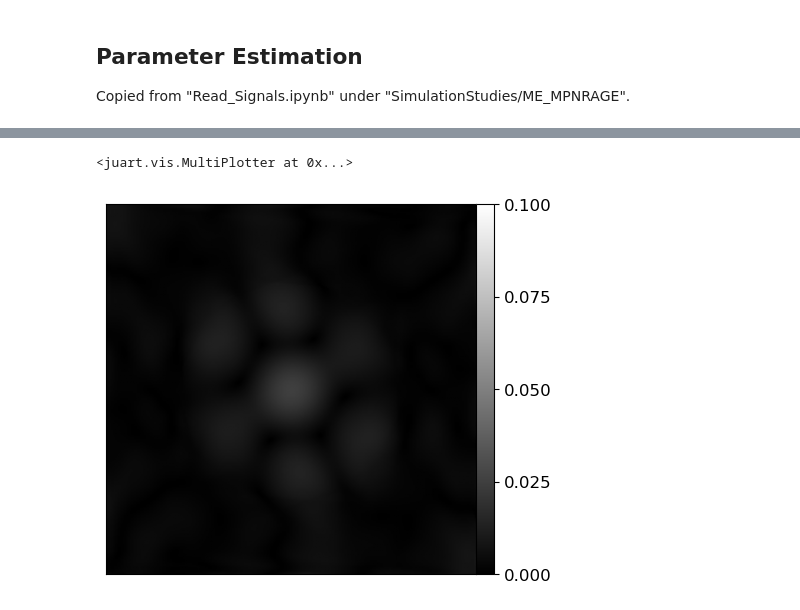
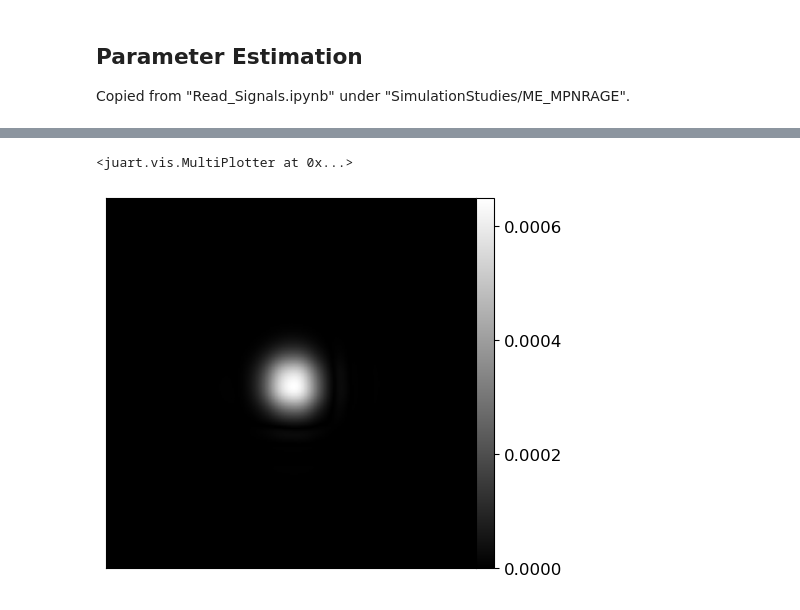
Before and after one commit to jumri-project/juart, a Jupyter notebook: notebooks/quantify_simulated_data.ipynb, the cells around one changed output, grey strips where cells are left out. Saved outputs shown, nothing was run; the diff lists cells and outputs as text; code cells hidden in the pictures.

```diff
--- a/notebooks/quantify_simulated_data.ipynb
+++ b/notebooks/quantify_simulated_data.ipynb
@@ -75,8 +75,8 @@ with h5py.File(os.path.join('..', 'LocalData', 'Simulations', 'qrage_info.h5'),
 # %% [markdown]
 ## Load Reonstructed Image
 # %%
-nUS = 8
-iS = 1
+nUS = num_spokes
+iS = matrix_size[2]//2
 # %%
 filepath = '/workspaces/juart-dev'
 # filepath = '/home/jovyan/juart-dev'
@@ -123,10 +123,10 @@ mask = np.mean(np.abs(z_image), axis=(-2, -1)) > 0.5 * np.max(z_image)
 mask = binary_fill_holes(np.squeeze(mask))
 mask = mask[:,:,np.newaxis,np.newaxis]
 # %%
-MultiPlotter(np.abs(z_image)[:,:,:,:,0,0], (1,1), axis=(2, 3), vmin=0, vmax=0.1, fig=plt.figure(), cbar=True, cmap='gray')
+MultiPlotter(np.abs(z_image)[:,:,:,:,0,0], (1,1), axis=(2, 3), vmin=0, fig=plt.figure(), cbar=True, cmap='gray')
 # %% [output]
 <juart.vis.MultiPlotter at 0x...>
-[figure, old version]
+[figure, new version]
 # %%
 # MultiPlotter(np.transpose(mask,(1,0,2,3)), (1,1), axis=(2, 3), vmin=0, vmax=1, fig=plt.figure(), cbar=True, cmap='gray')
 MultiPlotter(mask, (1,1), axis=(2, 3), vmin=0, vmax=1, fig=plt.figure(), cbar=True, cmap='gray')
```
Also changed, not shown: parts of 5 cells of this notebook, 6 other files.
